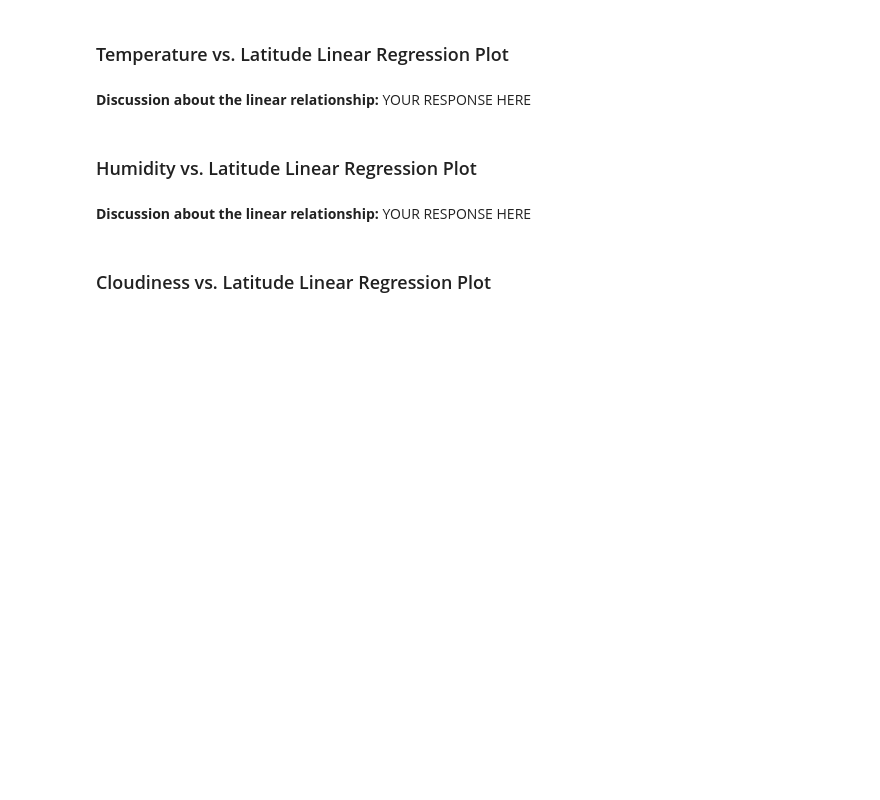
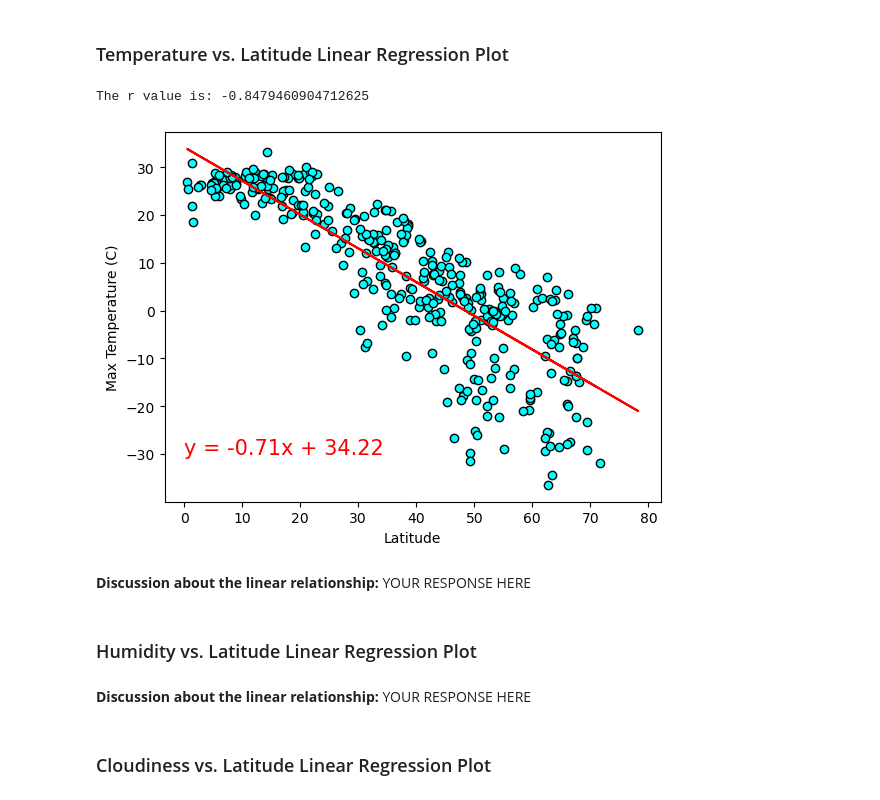
Before and after one commit to ArtienVoskanian/python-api-challenge, a Jupyter notebook: WeatherPy/WeatherPy.ipynb, the cells around one changed output. Cells and saved outputs as stored; diff of their text form; code cells hidden in the pictures; blank space fills up the shorter version.

Commit message:
Weather function created. City Df split into Northern and Souther hemispheres. First N.hem scatter plot complete.

```diff
--- a/WeatherPy/WeatherPy.ipynb
+++ b/WeatherPy/WeatherPy.ipynb
@@ -294,0 +297,24 @@ southern_hemi_df.head()
+# %%
+# Create a DataFrame with the Northern Hemisphere data (Latitude >= 0)
+northern_hemi = []
+for index, row in city_data_df.iterrows():
+    if city_data_df.loc[index,"Lat"] >= 0:
+        city = row["City"]
+        lat = row["Lat"]
+        lng = row["Lng"]
+        max_temp = row["Max Temp"]
+        humidity = row["Humidity"]
+        cloudiness = row["Cloudiness"]
+        wind_speed = row["Wind Speed"]
+        country = row["Country"]
+        date = row["Date"]
+        weather_info = {"City":city,"Lat":lat,"Lng":lng,"Max Temp":max_temp,"Humidity":humidity,
+                    "Cloudiness":cloudiness,"Wind Speed":wind_speed,"Country":country,"Date":date,
+                           }
+        northern_hemi.append(weather_info)
+
+
+# Display sample data
+
+northern_hemi_df = pd.DataFrame(northern_hemi)
+northern_hemi_df.head()
@@ -300,3 +359,13 @@ southern_hemi_df.head()
+# %%
+# Linear regression on Northern Hemisphere
+x = northern_hemi_df["Lat"]
+y = northern_hemi_df["Max Temp"]
+city_weather_linregress(northern_hemi_df,x,y)
+plt.ylabel("Max Temperature (C)")
+plt.show()
+# %% [output]
+The r value is: -0.8479460904712625
+[figure, added]
 # %%
 # Linear regression on Southern Hemisphere
 # YOUR CODE HERE
```
Also changed, not shown: parts of 7 cells of this notebook.
